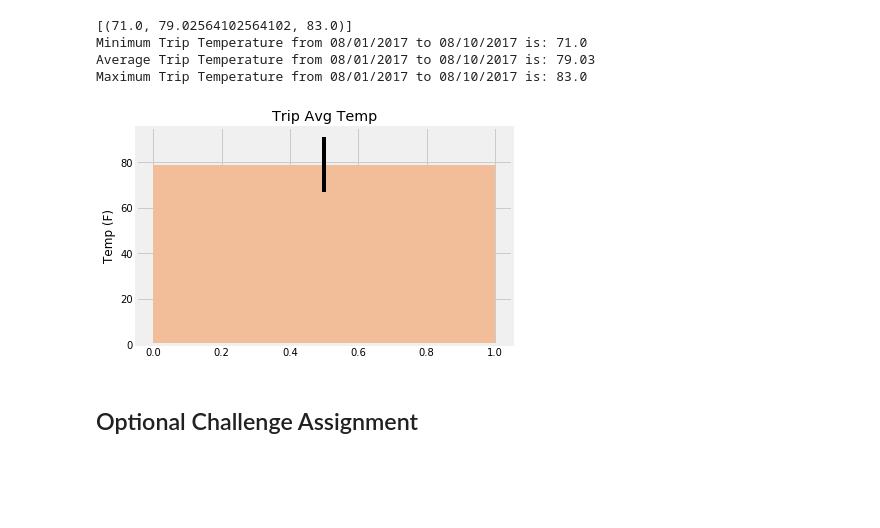
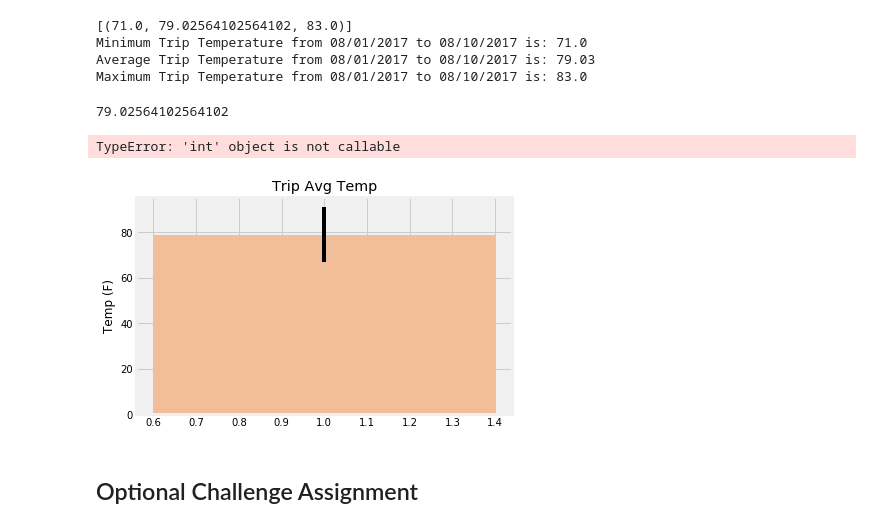
Before and after one commit to ASooklall/sqlalchemy-challenge, a Jupyter notebook: climate_starter.ipynb, the cells around one changed output. Saved outputs shown, nothing was run; the diff lists cells and outputs as text; code cells hidden in the pictures; blank space fills up the shorter version.

Commit message:
fix plot

```diff
--- a/climate_starter.ipynb
+++ b/climate_starter.ipynb
@@ -240,15 +240,35 @@ Maximum Trip Temperature from 08/01/2017 to 08/10/2017 is: 83.0
 # %%
 # Plot the results from your previous query as a bar chart.
 # Use "Trip Avg Temp" as your Title
 # Use the average temperature for the y value
 # Use the peak-to-peak (tmax-tmin) value as the y error bar (yerr)
-yerr = (ct1[0][2]-ct1[0][0])
-trip_bar = plt.bar(x=0.5, height=ct1[0][1],width=1, align='center',yerr=yerr,color='#f2be99')
-plt.ylabel('Temp (F)')
-plt.title('Trip Avg Temp')
-plt.show();
+
+# yerr = (ct1[0][2]-ct1[0][0])
+# trip_bar = plt.bar(x=0.5, height=ct1[0][1],width=1, align='center',yerr=yerr,color='#f2be99')
+# plt.ylabel('Temp (F)')
+# plt.title('Trip Avg Temp')
+# plt.ylim(0,100)
+# plt.show();
+
+fig, ax = plt.subplots()
+x_pos = 1
+yerr = ct1[0][2]-ct1[0][0]
+height = ct1[0][1]
+
+ax.bar(x_pos,height=height,yerr=yerr,align='center',color='#f2be99')
+ax.set_ylabel('Temp (F)')
+ax.set_title('Trip Avg Temp')
+
+# plt.savefig('Images')
+plt.ylim(0, 100)
+fig.tight_layout()
+plt.show()
+
+print(height)
 # %% [output]
+79.02564102564102
+TypeError: 'int' object is not callable
-[figure, old version]
+[figure, new version]
 # %%
 # Calculate the total amount of rainfall per weather station for your trip dates using the previous year's matching dates.
 # Sort this in descending order by precipitation amount and list the station, name, latitude, longitude, and elevation
```
